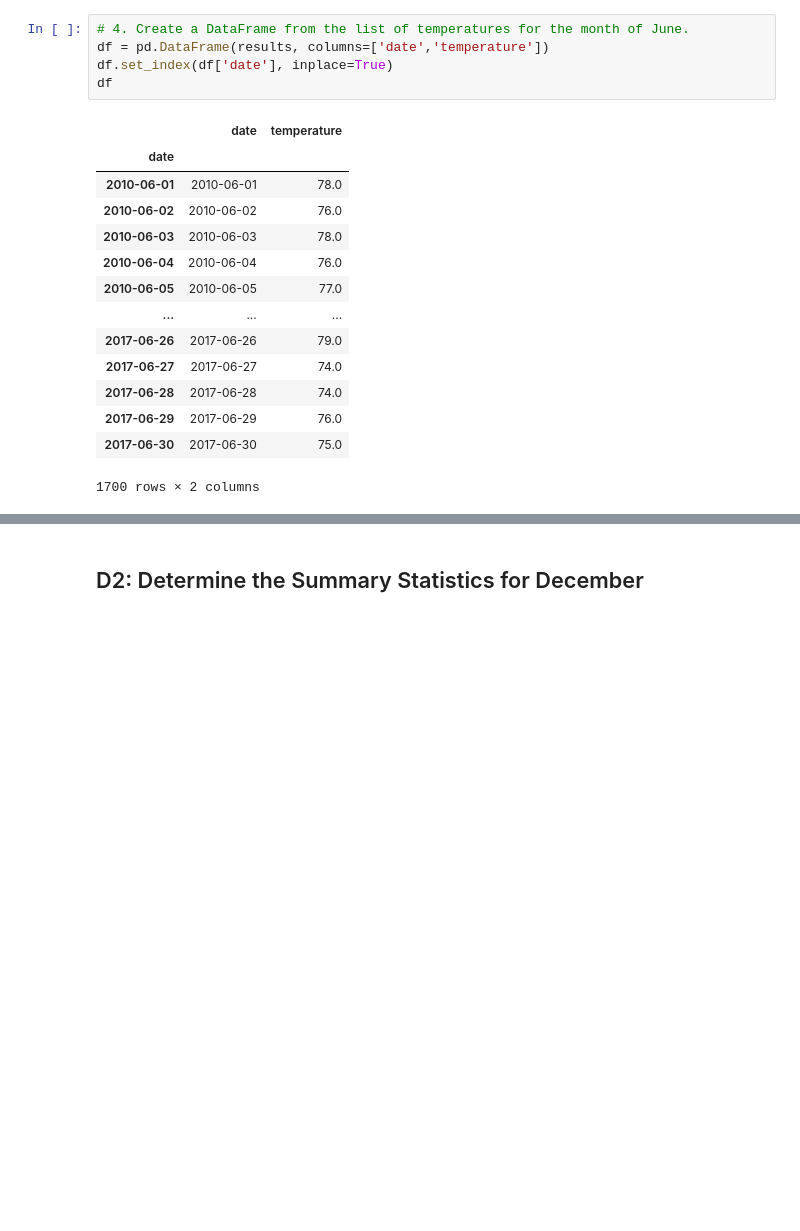
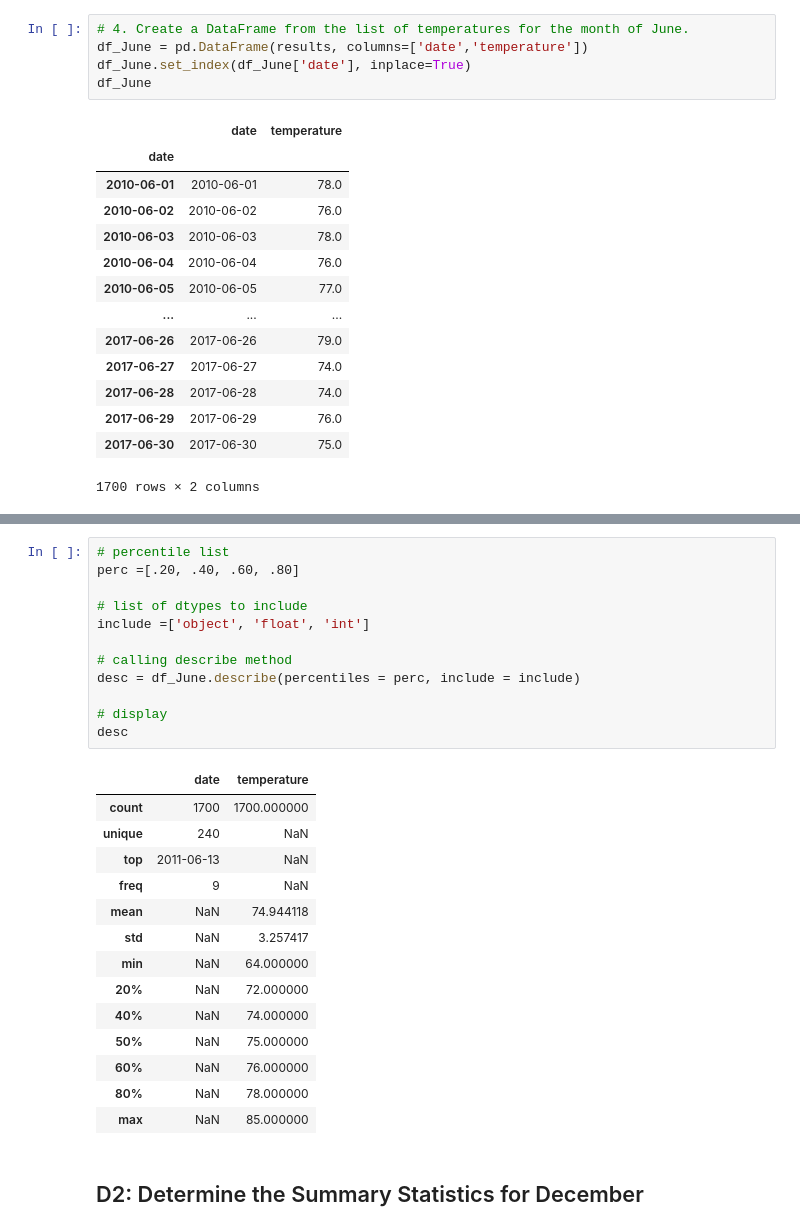
Before and after one commit to achoav/surfs_up, a Jupyter notebook: SurfsUp_Challenge.ipynb, the cells around one changed output, grey strips where cells are left out. Drawn from its saved outputs; the diff is of its cells as text; blank space fills up the shorter version.

```diff
--- a/SurfsUp_Challenge.ipynb
+++ b/SurfsUp_Challenge.ipynb
@@ -53,9 +53,9 @@ session.query(Measurement.date, Measurement.tobs).filter(extract('month',Measure
 results = session.query(Measurement.date, Measurement.tobs).filter(extract('month',Measurement.date)==6).all()
 # %%
 # 4. Create a DataFrame from the list of temperatures for the month of June.
-df = pd.DataFrame(results, columns=['date','temperature'])
-df.set_index(df['date'], inplace=True)
-df
+df_June = pd.DataFrame(results, columns=['date','temperature'])
+df_June.set_index(df_June['date'], inplace=True)
+df_June
 # %% [output]
 |  | date | temperature |
 | date |  |  |
@@ -84,6 +84,33 @@ df.describe()
 | 50% | 75.000000 |
 | 75% | 77.000000 |
 | max | 85.000000 |
+# %%
+# percentile list
+perc =[.20, .40, .60, .80]
+
+# list of dtypes to include
+include =['object', 'float', 'int']
+
+# calling describe method
+desc = df_June.describe(percentiles = perc, include = include)
+
+# display
+desc
+# %% [output]
+|  | date | temperature |
+| count | 1700 | 1700.000000 |
+| unique | 240 | NaN |
+| top | 2011-06-13 | NaN |
+| freq | 9 | NaN |
+| mean | NaN | 74.944118 |
+| std | NaN | 3.257417 |
+| min | NaN | 64.000000 |
+| 20% | NaN | 72.000000 |
+| 40% | NaN | 74.000000 |
+| 50% | NaN | 75.000000 |
+| 60% | NaN | 76.000000 |
+| 80% | NaN | 78.000000 |
+| max | NaN | 85.000000 |
 # %% [markdown]
 ## D2: Determine the Summary Statistics for December
 # %%
```
Also changed, not shown: parts of 2 cells of this notebook, 3 other files.
